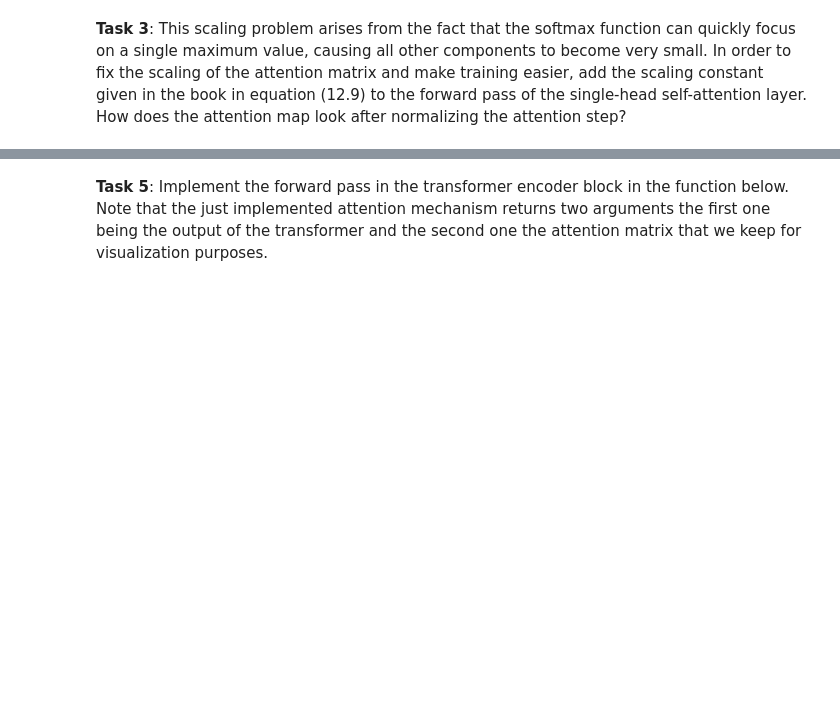
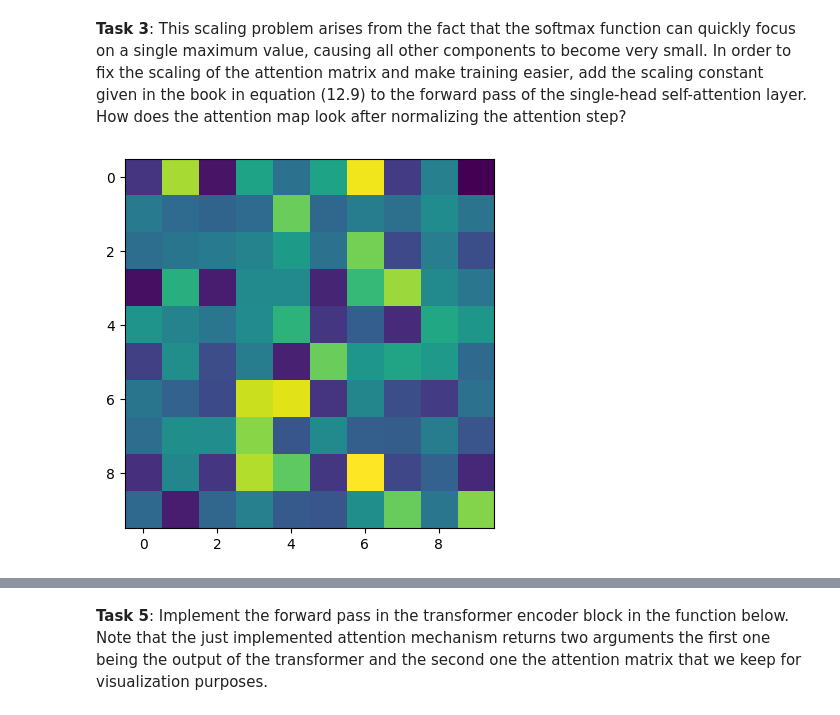
Before and after one commit to peterrah/DL, a Jupyter notebook: Lab2/lab2_transformer.ipynb, the cells around one changed output, grey strips where cells are left out. Saved outputs shown, nothing was run; the diff lists cells and outputs as text; code cells hidden in the pictures; blank space fills up the shorter version.

```diff
--- a/Lab2/lab2_transformer.ipynb
+++ b/Lab2/lab2_transformer.ipynb
@@ -139,3 +171,10 @@ plt.show()
+# %%
+import matplotlib.pyplot as plt
+
+plt.imshow(att[0].detach().numpy())
+plt.show()
+# %% [output]
+[figure, added]
 # %% [markdown]
 **Task 4**: In practice, using the single-head self-attention is usually not sufficient to get good performance of the model. Instead, we implement a **multi-head self-attention** next. Therefore, you need to add an additional hyper-parameter to the module which allows us to specify the number of attention heads we want to use.
 Implement the multi-head attention in the code cell below:
```
Also changed, not shown: parts of 14 cells of this notebook.
